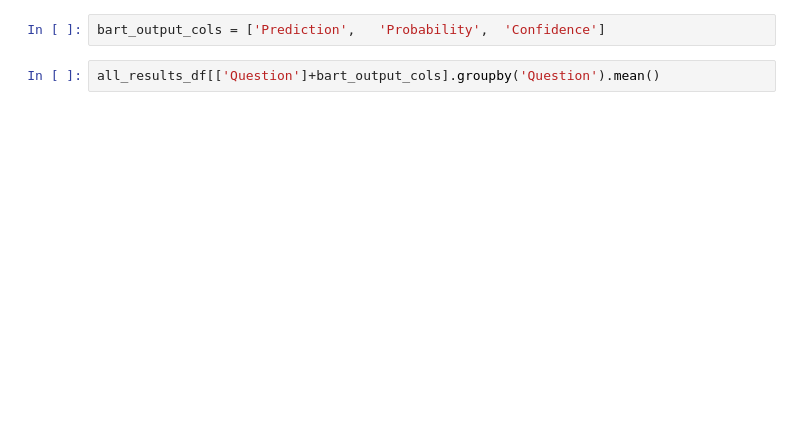
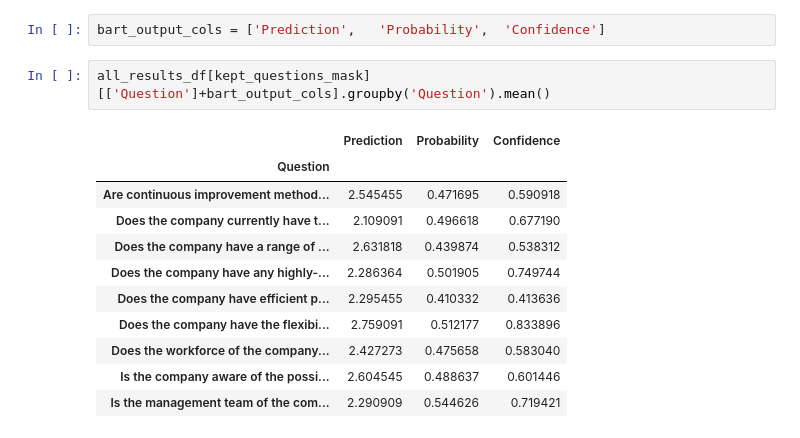
Before and after one commit to roughhawkbit/digi-inno-road-prod, a Jupyter notebook: analysis/Analyse_BART_zero_shot_results.ipynb, the cells around one changed output. Drawn from its saved outputs; the diff is of its cells as text; blank space fills up the shorter version.

```diff
--- a/analysis/Analyse_BART_zero_shot_results.ipynb
+++ b/analysis/Analyse_BART_zero_shot_results.ipynb
@@ -59,5 +97,17 @@ all_results_df['Prediction'].value_counts().sort_index()
 # %%
 bart_output_cols = ['Prediction',	'Probability',	'Confidence']
 # %%
-all_results_df[['Question']+bart_output_cols].groupby('Question').mean()
+all_results_df[kept_questions_mask][['Question']+bart_output_cols].groupby('Question').mean()
+# %% [output]
+|  | Prediction | Probability | Confidence |
+| Question |  |  |  |
+| Are continuous improvement method... | 2.545455 | 0.471695 | 0.590918 |
+| Does the company currently have t... | 2.109091 | 0.496618 | 0.677190 |
+| Does the company have a range of ... | 2.631818 | 0.439874 | 0.538312 |
+| Does the company have any highly-... | 2.286364 | 0.501905 | 0.749744 |
+| Does the company have efficient p... | 2.295455 | 0.410332 | 0.413636 |
+| Does the company have the flexibi... | 2.759091 | 0.512177 | 0.833896 |
+| Does the workforce of the company... | 2.427273 | 0.475658 | 0.583040 |
+| Is the company aware of the possi... | 2.604545 | 0.488637 | 0.601446 |
+| Is the management team of the com... | 2.290909 | 0.544626 | 0.719421 |
 # %%
```
Also changed, not shown: parts of 8 cells of this notebook.
